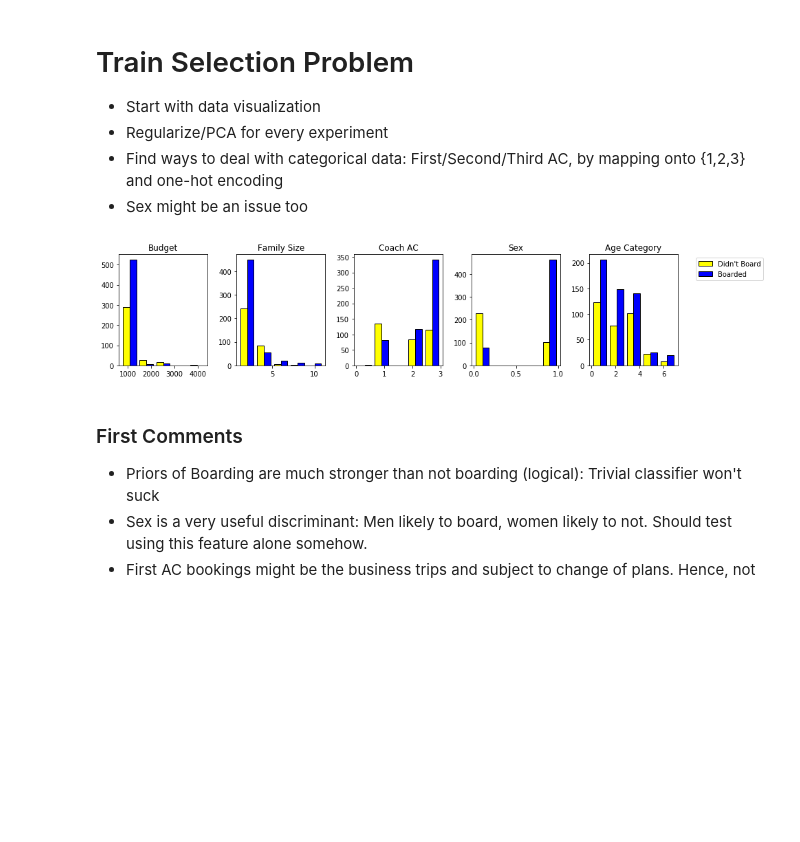
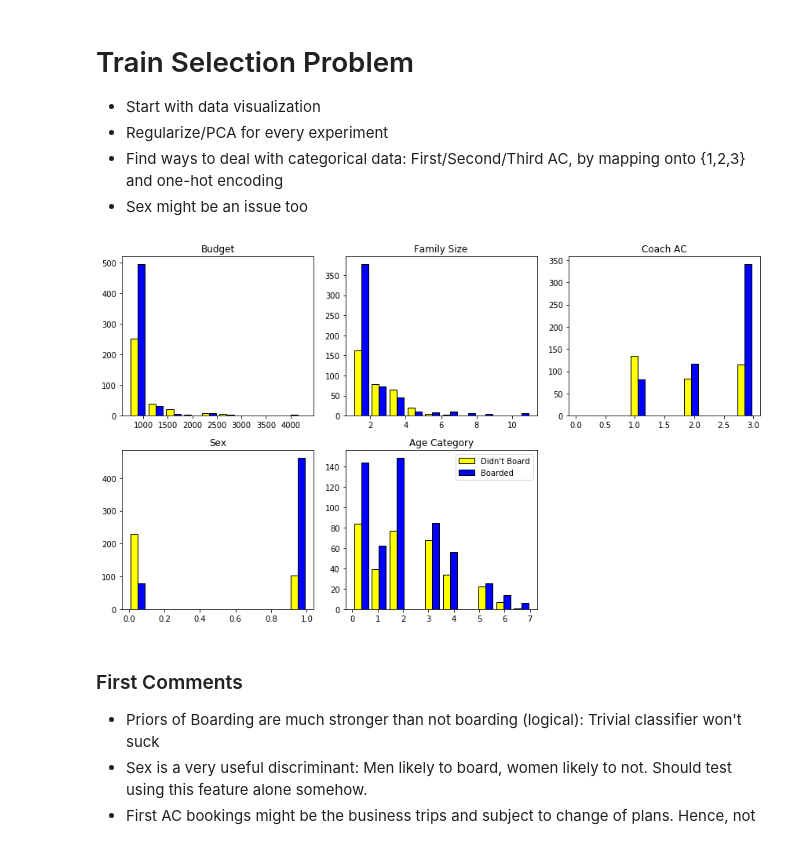
Before and after one commit to Siddhant24/ELL409, a Jupyter notebook: Assigment_1/Assignment 1.ipynb, the cells around one changed output. Drawn from its saved outputs; the diff is of its cells as text; code cells hidden in the pictures; blank space fills up the shorter version.

```diff
--- a/Assigment_1/Assignment 1.ipynb
+++ b/Assigment_1/Assignment 1.ipynb
@@ -382,30 +430,31 @@ Best h:  0.125
 - Sex might be an issue too
 # %%
 (X_train, y_train, X_val, y_val, X_test, y_test) = prepareRailwayData();
-fig=plt.figure(figsize=(12, 3))
-columns = X_train.shape[1]
-rows = 1
+fig=plt.figure(figsize=(12, 7))
+columns = 3
+rows = 2
 
 featureMap = ['Budget', 'Family Size', 'Coach AC', 'Sex', 'Age Category']
 
 #colors = ['violet', 'red', 'blue', 'green', 'indigo', 'yellow', 'orange', 'black', 'purple', 'maroon']
 colors = ['yellow', 'blue']
 
 for i in range(1, columns*rows +1):
+    if(i==6): continue
     X_i = [X_train[np.where(y_train==c)][:,i-1] for c in np.unique(y_train)]
     ax = fig.add_subplot(rows, columns, i)
-    ax.hist(X_i, color = colors, edgecolor = 'black', bins = 5, histtype = 'bar')
+    ax.hist(X_i, color = colors, edgecolor = 'black', bins = 10, histtype = 'bar')
     ax.set_title(featureMap[i-1])
 
 fig.tight_layout()
 
-plt.legend(["Didn't Board", "Boarded"], bbox_to_anchor=(2, 1))
+plt.legend(["Didn't Board", "Boarded"], bbox_to_anchor=(1, 1))
 plt.show()
 
 #Female = 1, Male = 0
 #
 # %% [output]
-[figure, old version]
+[figure, new version]
 # %% [markdown]
 ### First Comments
 - Priors of Boarding are much stronger than not boarding (logical): Trivial classifier won't suck
```
Also changed, not shown: parts of 9 cells of this notebook, 2 other files.
